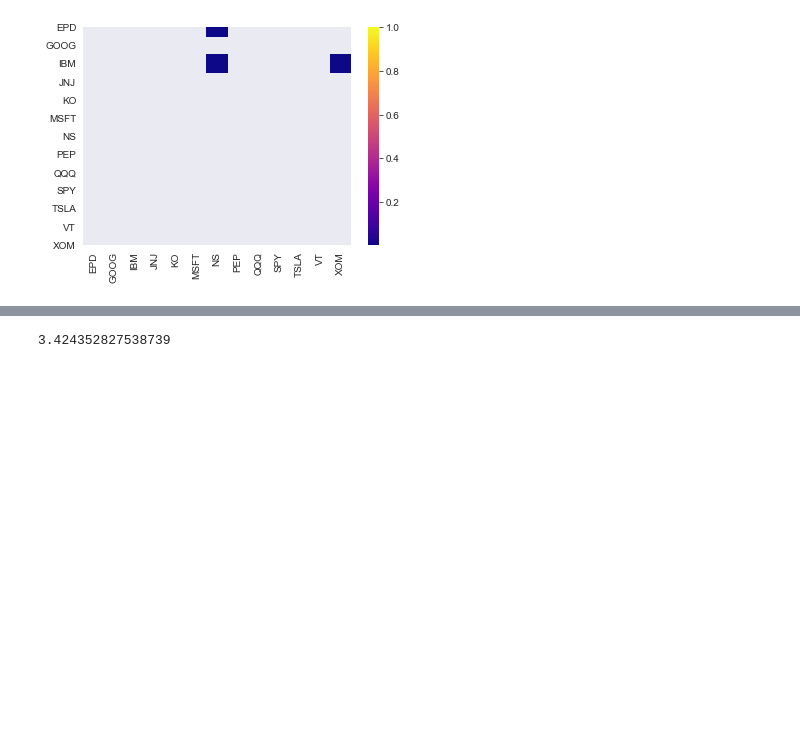
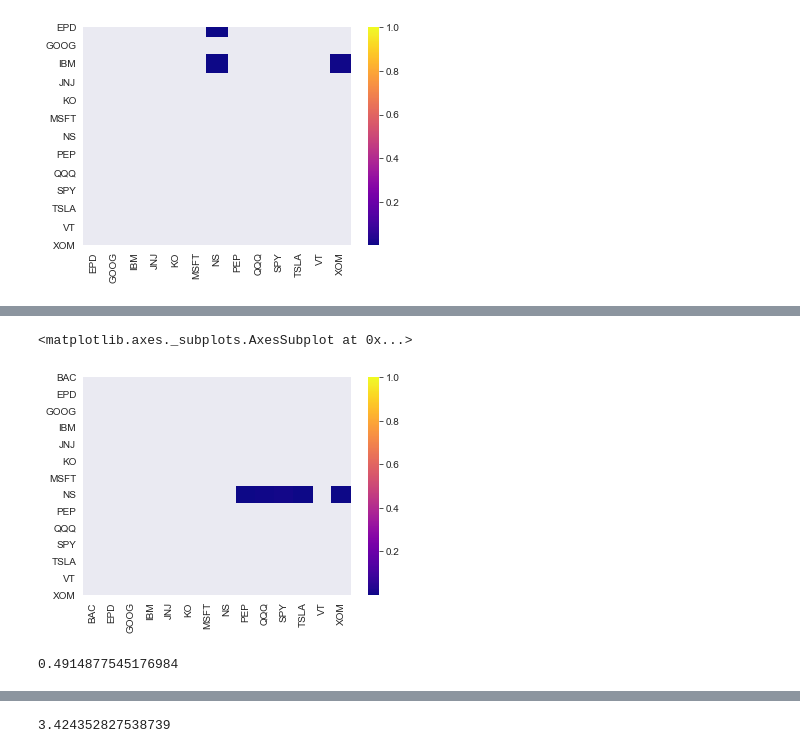
Before and after one commit to JohnRMcK/Pairs-Trading-Project, a Jupyter notebook: Project Draft.ipynb, the cells around one changed output, grey strips where cells are left out. Saved outputs shown, nothing was run; the diff lists cells and outputs as text; code cells hidden in the pictures; blank space fills up the shorter version.

```diff
--- a/Project Draft.ipynb
+++ b/Project Draft.ipynb
@@ -209,0 +239,11 @@ return_SPY.plot()
+# %%
+# historical example
+equity_ticker = ['TSLA','MSFT', 'GOOG','IBM', 'VT', 'PEP', 'KO', 'XOM', 'SPY', 'NS','EPD', 'QQQ', 'JNJ', 'BAC']
+today = date.today()
+
+df = yf.download(equity_ticker,
+                 start='2019-1-1', #selecting the starting date
+                 end = '2020-1-1') #charting up to today's date
+
+data = df['Close']
+data.head(5)
@@ -209,0 +259,19 @@ return_SPY.plot()
+# %%
+scores, pvalues, pairs = find_coinintegrated_pairs(data)
+sns.heatmap(pvalues, xticklabels = data.columns, yticklabels = data.columns,
+            cmap = 'plasma', mask = (pvalues>= 0.01))
+# %% [output]
+<matplotlib.axes._subplots.AxesSubplot at 0x...>
+[figure, added]
+# %%
+coint_pairs = [('EPD','XOM')]
+
+for i in coint_pairs:
+        S1 = data[i[0]]
+        S2 = data[i[1]]
+        score, pvalue, _= coint(S1,S2)
+        print(pvalue)
+
+#Short EPD long XOM
+# %% [output]
+0.4914877545176984
```
Also changed, not shown: parts of 23 cells of this notebook.
